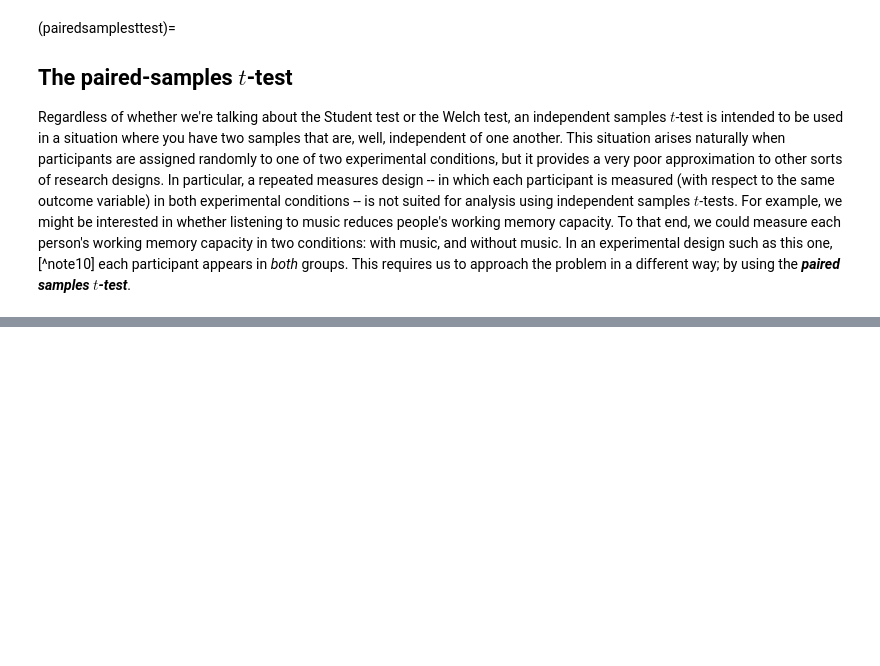
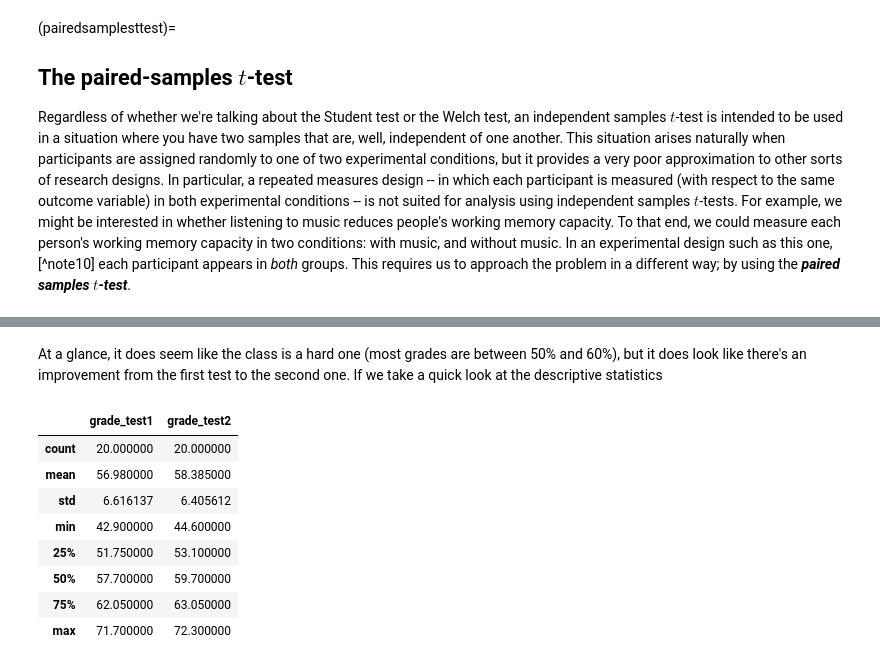
Before and after one commit to ethanweed/pythonbook, a Jupyter notebook: Book/_build/jupyter_execute/05.02-ttest.ipynb, the cells around one changed output, grey strips where cells are left out. Cells and saved outputs as stored; diff of their text form; code cells hidden in the pictures; blank space fills up the shorter version.

```diff
--- a/Book/_build/jupyter_execute/05.02-ttest.ipynb
+++ b/Book/_build/jupyter_execute/05.02-ttest.ipynb
@@ -1485,0 +903,3 @@ wilcox.test( x = happiness$after,
+# %%
+import pandas as pd
+df = pd.read_csv("https://raw.githubusercontent.com/ethanweed/pythonbook/main/Data/chico.csv")
@@ -1485,0 +917,14 @@ wilcox.test( x = happiness$after,
+# %% [markdown]
+At a glance, it does seem like the class is a hard one (most grades are between 50\% and 60\%), but it does look like there's an improvement from the first test to the second one. If we take a quick look at the descriptive statistics
+# %%
+df.describe()
+# %% [output]
+|  | grade_test1 | grade_test2 |
+| count | 20.000000 | 20.000000 |
+| mean | 56.980000 | 58.385000 |
+| std | 6.616137 | 6.405612 |
+| min | 42.900000 | 44.600000 |
+| 25% | 51.750000 | 53.100000 |
+| 50% | 57.700000 | 59.700000 |
+| 75% | 62.050000 | 63.050000 |
+| max | 71.700000 | 72.300000 |
```
Also changed, not shown: parts of 48 cells of this notebook, 32 other files.
